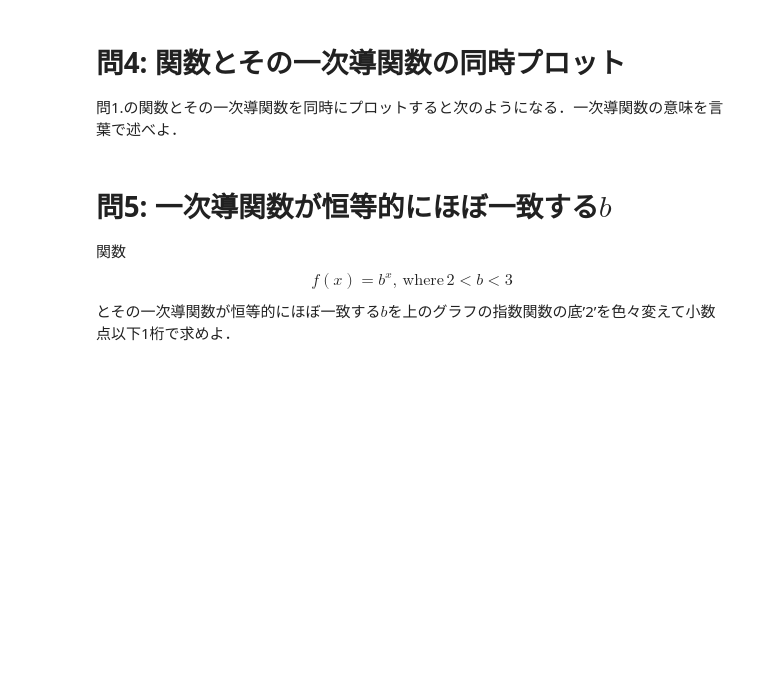
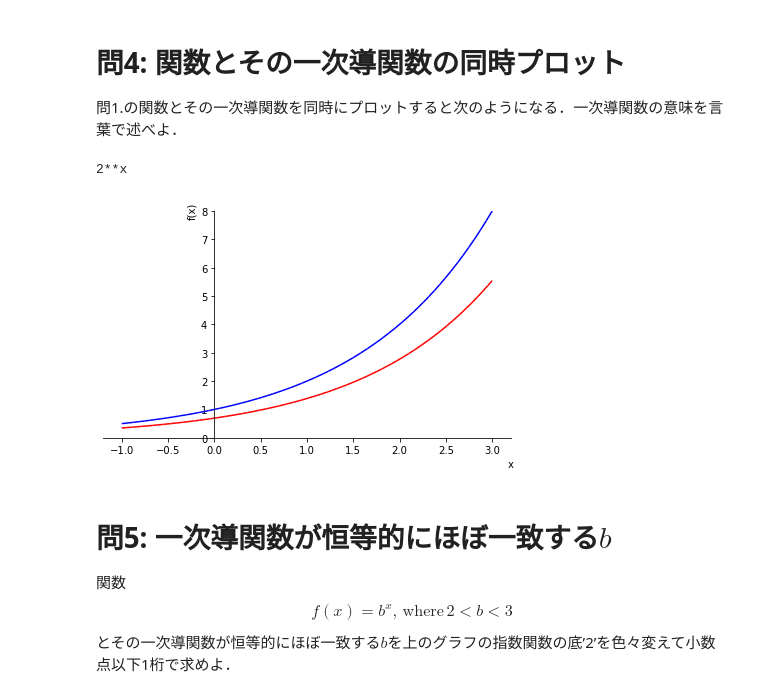
Before and after one commit to daddygongon/jupyter_num_calc, a Jupyter notebook: symbolic_math/gw2_diff.ipynb, the cells around one changed output. Drawn from its saved outputs; the diff is of its cells as text; code cells hidden in the pictures; blank space fills up the shorter version.

```diff
--- a/symbolic_math/gw2_diff.ipynb
+++ b/symbolic_math/gw2_diff.ipynb
@@ -61,6 +61,25 @@ $$
 # %% [markdown]
 # 問4: 関数とその一次導関数の同時プロット
 問1.の関数とその一次導関数を同時にプロットすると次のようになる．一次導関数の意味を言葉で述べよ．
+# %%
+%matplotlib inline
+from sympy.plotting import plot
+from sympy import *
+
+x = symbols('x')
+
+f0 = 2**x
+print(f0)
+f1 = diff(f0,x)
+p = plot(f0,f1,
+         (x, -1,3), ylim=[0,8],
+         show=False)
+p[0].line_color = 'b'
+p[1].line_color = 'r'
+p.show()
+# %% [output]
+2**x
+[figure, added]
 # %% [markdown]
 # 問5: 一次導関数が恒等的にほぼ一致する$b$
 関数
```
Also changed, not shown: 2 other files.
